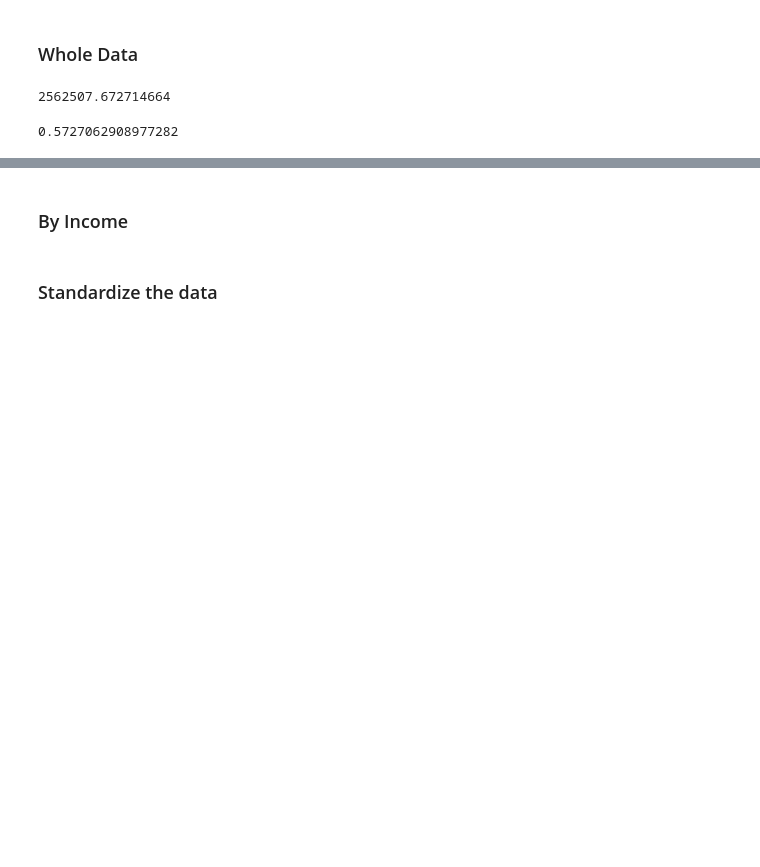
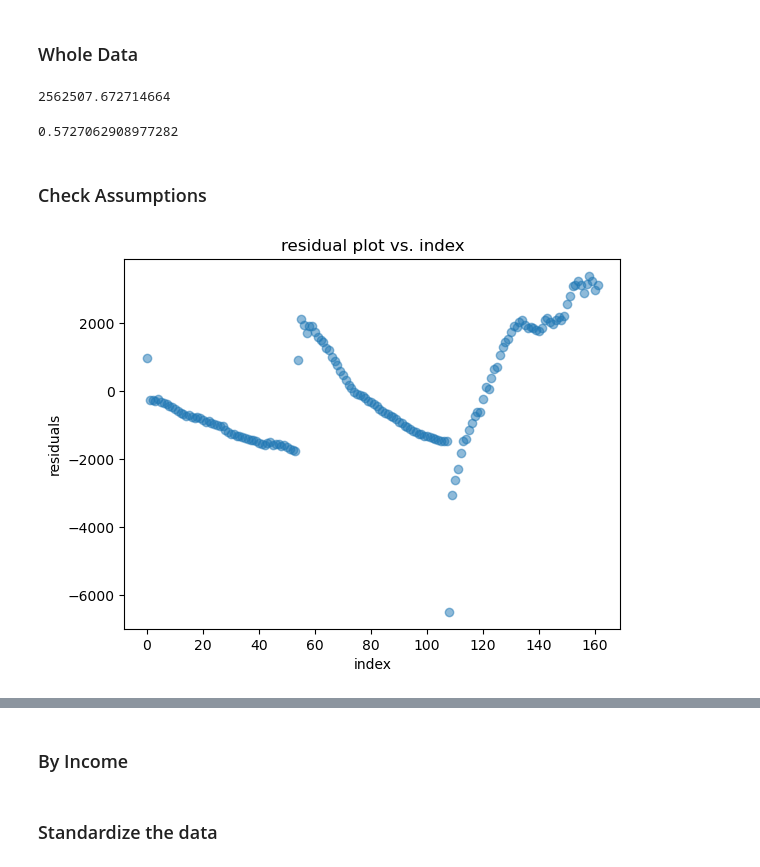
Before and after one commit to hhl04/DS3000-Sec-8, a Jupyter notebook: ProjectPhaseThree-Copy1.ipynb, the cells around one changed output, grey strips where cells are left out. Cells and saved outputs as stored; diff of their text form; code cells hidden in the pictures; blank space fills up the shorter version.

Commit message:
add some plots for Residuals (probably wrong)
TODO: The residuals are likely wrong, because the distributions are all over the place

```diff
--- a/ProjectPhaseThree-Copy1.ipynb
+++ b/ProjectPhaseThree-Copy1.ipynb
@@ -429,3 +434,14 @@ r2_region = full_linreg_predict_region['r2']
 r2_region
 # %% [output]
 0.5727062908977282
+# %% [markdown]
+### Check Assumptions
+# %%
+# order i.e. index vs res
+plt.scatter(range(len(X)), res_region, alpha=0.5)
+plt.xlabel("index")
+plt.ylabel("residuals")
+plt.title("residual plot vs. index")
+plt.show()
+# %% [output]
+[figure, added]
```
Also changed, not shown: parts of 23 cells of this notebook.
